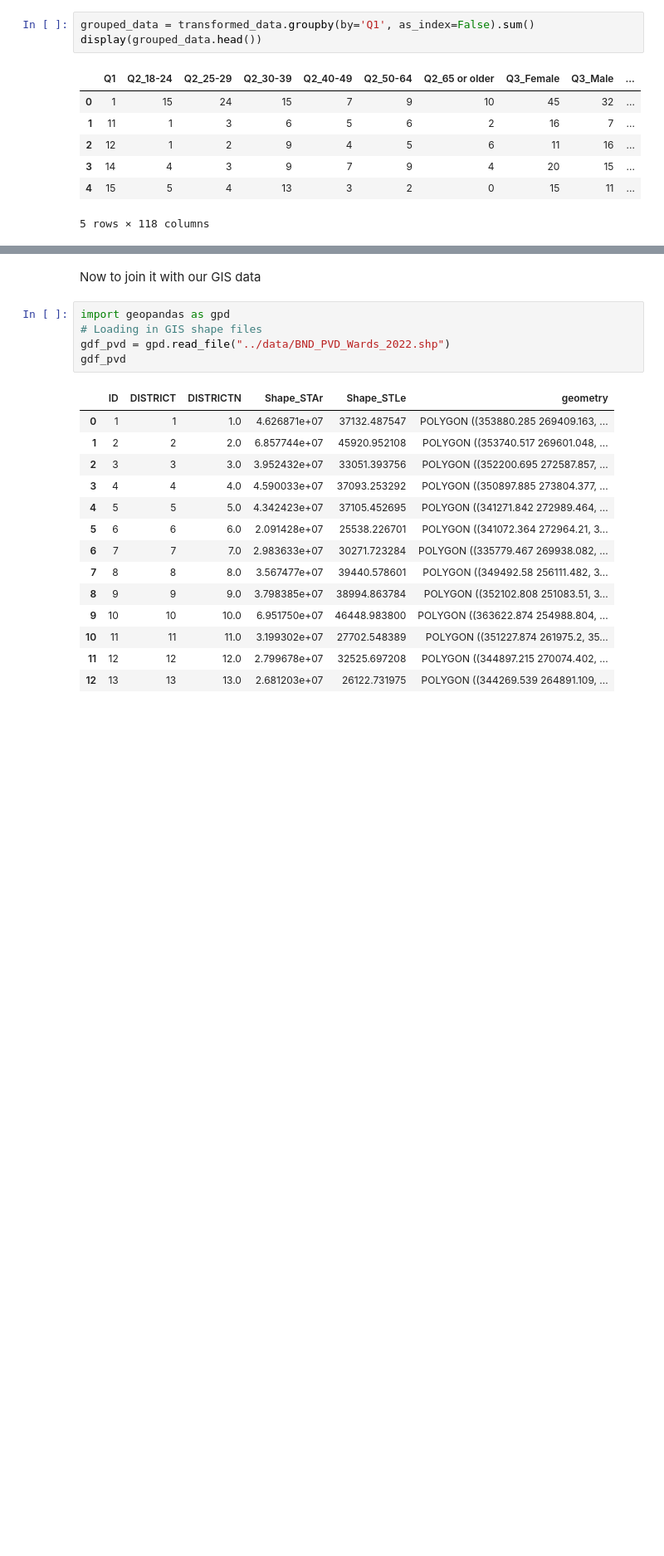
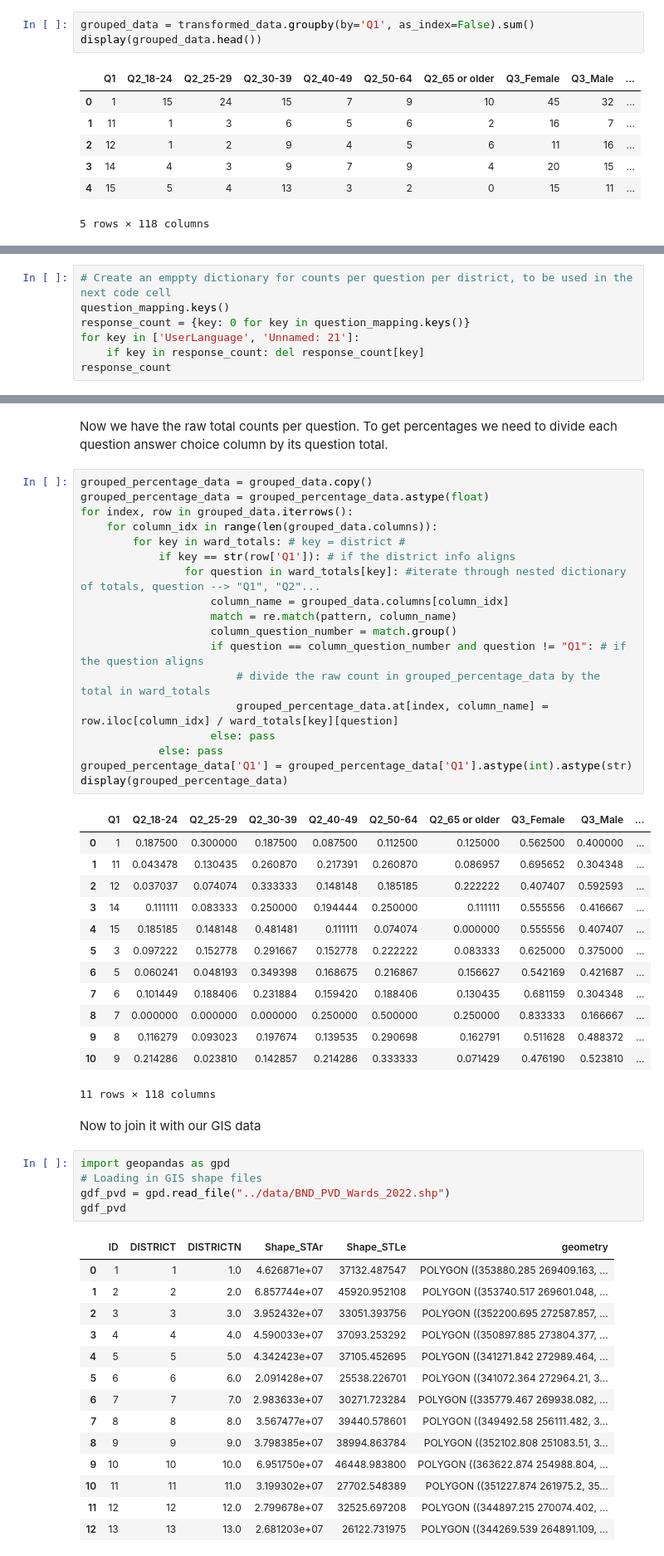
Before and after one commit to dwang0120/EveryVoteCounts-GIS, a Jupyter notebook: src/data_prep.ipynb, the cells around one changed output, grey strips where cells are left out. Shown at 83% size. Saved outputs shown, nothing was run; the diff lists cells and outputs as text; blank space fills up the shorter version.

```diff
--- a/src/data_prep.ipynb
+++ b/src/data_prep.ipynb
@@ -308,0 +311,7 @@ display(grouped_data.head())
+# %%
+# Create an emppty dictionary for counts per question per district, to be used in the next code cell
+question_mapping.keys()
+response_count = {key: 0 for key in question_mapping.keys()}
+for key in ['UserLanguage', 'Unnamed: 21']:
+    if key in response_count: del response_count[key]
+response_count
@@ -309,3 +370,37 @@ display(grouped_data.head())
+# %% [markdown]
+Now we have the raw total counts per question. To get percentages we need to divide each question answer choice column by its question total.
+# %%
+grouped_percentage_data = grouped_data.copy()
+grouped_percentage_data = grouped_percentage_data.astype(float)
+for index, row in grouped_data.iterrows():
+    for column_idx in range(len(grouped_data.columns)):
+        for key in ward_totals: # key = district #
+            if key == str(row['Q1']): # if the district info aligns
+                for question in ward_totals[key]: #iterate through nested dictionary of totals, question --> "Q1", "Q2"...
+                    column_name = grouped_data.columns[column_idx]
+                    match = re.match(pattern, column_name)
+                    column_question_number = match.group()
+                    if question == column_question_number and question != "Q1": # if the question aligns
+                        # divide the raw count in grouped_percentage_data by the total in ward_totals
+                        grouped_percentage_data.at[index, column_name] = row.iloc[column_idx] / ward_totals[key][question]
+                    else: pass
+            else: pass
+grouped_percentage_data['Q1'] = grouped_percentage_data['Q1'].astype(int).astype(str)
+display(grouped_percentage_data)
+# %% [output]
+|  | Q1 | Q2_18-24 | Q2_25-29 | Q2_30-39 | Q2_40-49 | Q2_50-64 | Q2_65 or older | Q3_Female | Q3_Male | ... |
+| 0 | 1 | 0.187500 | 0.300000 | 0.187500 | 0.087500 | 0.112500 | 0.125000 | 0.562500 | 0.400000 | ... |
+| 1 | 11 | 0.043478 | 0.130435 | 0.260870 | 0.217391 | 0.260870 | 0.086957 | 0.695652 | 0.304348 | ... |
+| 2 | 12 | 0.037037 | 0.074074 | 0.333333 | 0.148148 | 0.185185 | 0.222222 | 0.407407 | 0.592593 | ... |
+| 3 | 14 | 0.111111 | 0.083333 | 0.250000 | 0.194444 | 0.250000 | 0.111111 | 0.555556 | 0.416667 | ... |
+| 4 | 15 | 0.185185 | 0.148148 | 0.481481 | 0.111111 | 0.074074 | 0.000000 | 0.555556 | 0.407407 | ... |
+| 5 | 3 | 0.097222 | 0.152778 | 0.291667 | 0.152778 | 0.222222 | 0.083333 | 0.625000 | 0.375000 | ... |
+| 6 | 5 | 0.060241 | 0.048193 | 0.349398 | 0.168675 | 0.216867 | 0.156627 | 0.542169 | 0.421687 | ... |
+| 7 | 6 | 0.101449 | 0.188406 | 0.231884 | 0.159420 | 0.188406 | 0.130435 | 0.681159 | 0.304348 | ... |
+| 8 | 7 | 0.000000 | 0.000000 | 0.000000 | 0.250000 | 0.500000 | 0.250000 | 0.833333 | 0.166667 | ... |
+| 9 | 8 | 0.116279 | 0.093023 | 0.197674 | 0.139535 | 0.290698 | 0.162791 | 0.511628 | 0.488372 | ... |
+| 10 | 9 | 0.214286 | 0.023810 | 0.142857 | 0.214286 | 0.333333 | 0.071429 | 0.476190 | 0.523810 | ... |
+11 rows × 118 columns
 # %% [markdown]
 Now to join it with our GIS data
 # %%
```
Also changed, not shown: parts of 5 cells of this notebook, 2 other files.
